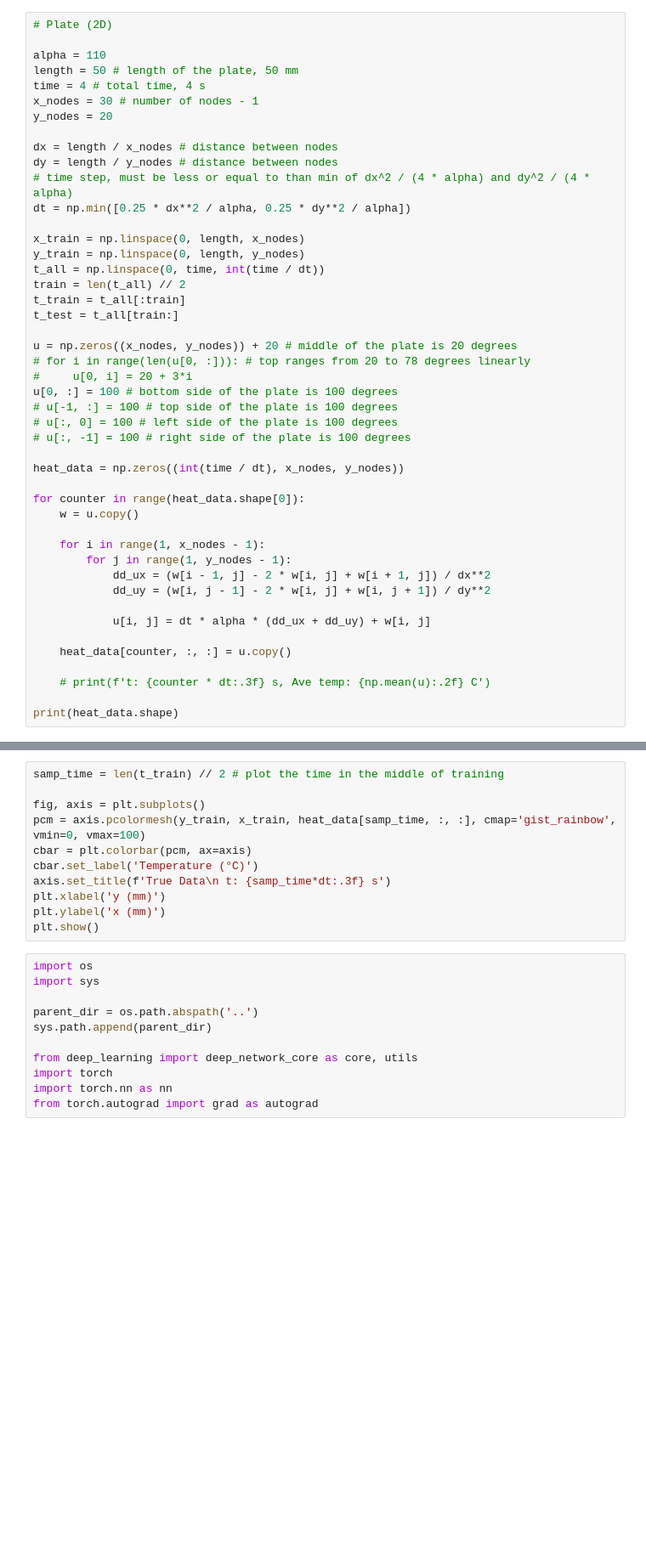
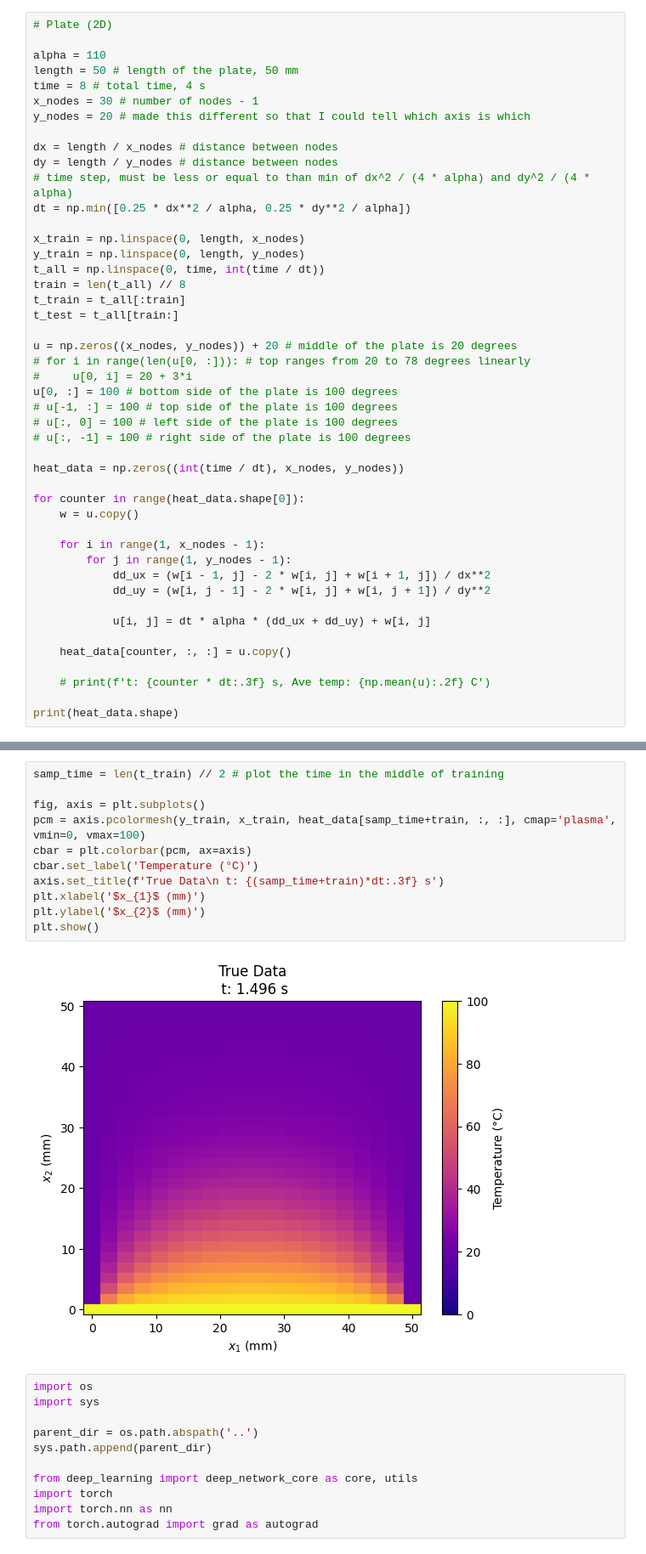
Before and after one commit to axxroytovu/ENG521_project_main, a Jupyter notebook: heat_eqn/heat_eqn.ipynb, the cells around one changed output, grey strips where cells are left out. Shown at 85% size. Cells and saved outputs as stored; diff of their text form; blank space fills up the shorter version.

Commit message:
Updated variables from x,y to x_1,x_2. Updated figures. Updated hyperparameters, created plots for MSE vs timestep.

```diff
--- a/heat_eqn/heat_eqn.ipynb
+++ b/heat_eqn/heat_eqn.ipynb
@@ -6,9 +20,9 @@ import matplotlib.pyplot as plt
 
 alpha = 110
 length = 50 # length of the plate, 50 mm
-time = 4 # total time, 4 s
+time = 8 # total time, 4 s
 x_nodes = 30 # number of nodes - 1
-y_nodes = 20
+y_nodes = 20 # made this different so that I could tell which axis is which
 
 dx = length / x_nodes # distance between nodes
 dy = length / y_nodes # distance between nodes
@@ -18,7 +32,7 @@ dt = np.min([0.25 * dx**2 / alpha, 0.25 * dy**2 / alpha])
 x_train = np.linspace(0, length, x_nodes)
 y_train = np.linspace(0, length, y_nodes)
 t_all = np.linspace(0, time, int(time / dt))
-train = len(t_all) // 2
+train = len(t_all) // 8
 t_train = t_all[:train]
 t_test = t_all[train:]
 
@@ -50,14 +66,16 @@ print(heat_data.shape)
 # %%
 samp_time = len(t_train) // 2 # plot the time in the middle of training
 
 fig, axis = plt.subplots()
-pcm = axis.pcolormesh(y_train, x_train, heat_data[samp_time, :, :], cmap='gist_rainbow', vmin=0, vmax=100)
+pcm = axis.pcolormesh(y_train, x_train, heat_data[samp_time+train, :, :], cmap='plasma', vmin=0, vmax=100)
 cbar = plt.colorbar(pcm, ax=axis)
 cbar.set_label('Temperature (°C)')
-axis.set_title(f'True Data\n t: {samp_time*dt:.3f} s')
-plt.xlabel('y (mm)')
-plt.ylabel('x (mm)')
+axis.set_title(f'True Data\n t: {(samp_time+train)*dt:.3f} s')
+plt.xlabel('$x_{1}$ (mm)')
+plt.ylabel('$x_{2}$ (mm)')
 plt.show()
+# %% [output]
+[figure, added]
 # %%
 import os
 import sys
```
Also changed, not shown: parts of 25 cells of this notebook.
